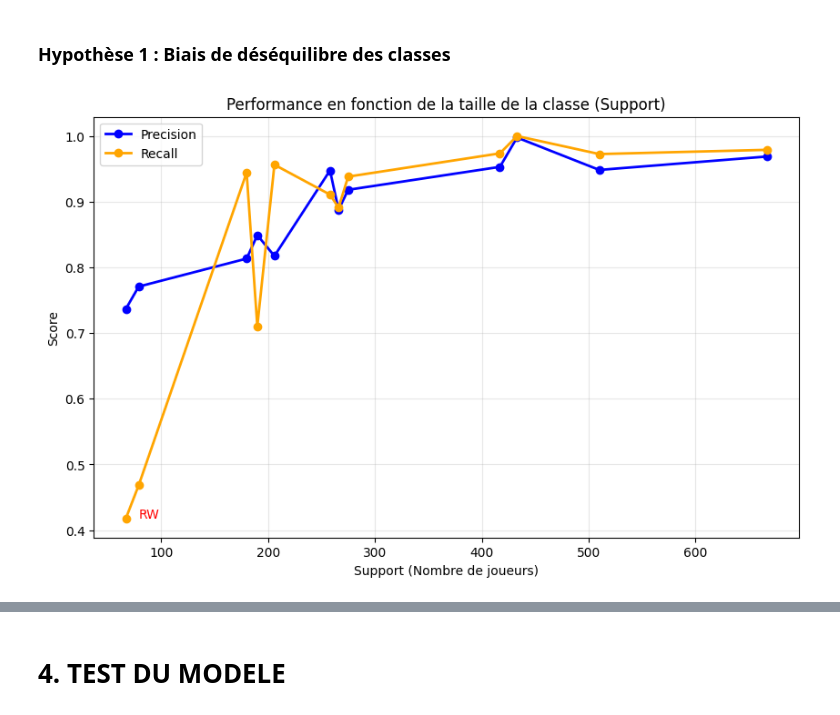
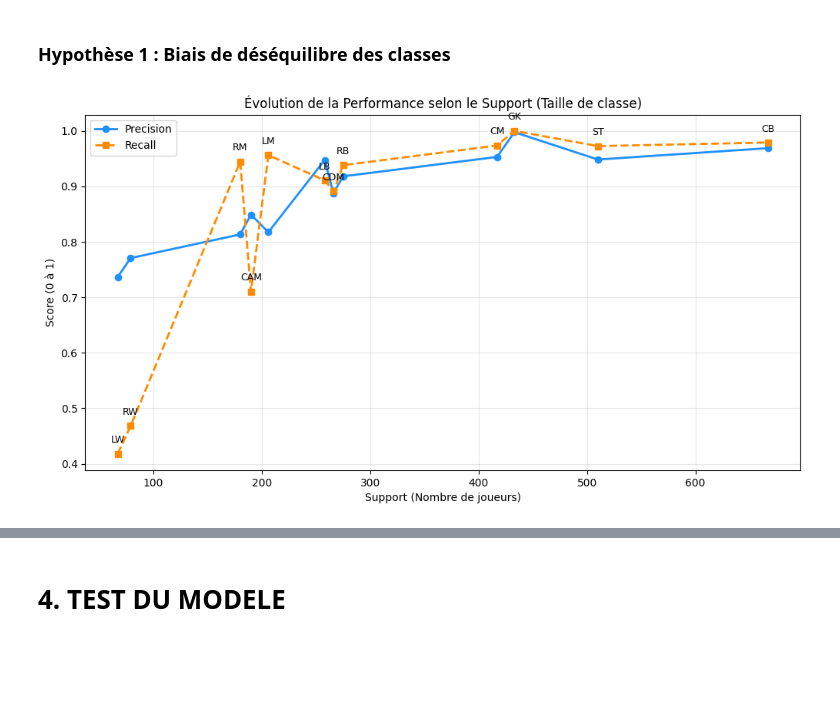
Before and after one commit to Hous20/ML_Fifa_Exploration, a Jupyter notebook: FIFA.ipynb, the cells around one changed output, grey strips where cells are left out. Cells and saved outputs as stored; diff of their text form; code cells hidden in the pictures; blank space fills up the shorter version.

```diff
--- a/FIFA.ipynb
+++ b/FIFA.ipynb
@@ -667,30 +667,37 @@ weighted avg       0.92    0.93      0.92  3548.00
 # %% [markdown]
 ### Hypothèse 1 : Biais de déséquilibre des classes
 # %%
-# On trie le DataFrame par 'support' pour avoir une ligne continue logique
+import pandas as pd
+import matplotlib.pyplot as plt
+from sklearn.metrics import classification_report
+
+
+report_dict = classification_report(y_test, y_pred, output_dict=True)
+df_metrics = pd.DataFrame(report_dict).transpose()
+
+
+df_metrics = df_metrics.iloc[:-3]
 df_sorted = df_metrics.sort_values(by='support')
 
-plt.figure(figsize=(10, 6))
 
+plt.figure(figsize=(12, 6))
 # Courbe Precision
 plt.plot(df_sorted['support'], df_sorted['precision'],
-         marker='o', linestyle='-', color='blue', label='Precision', linewidth=2)
+         marker='o', linestyle='-', color='dodgerblue', label='Precision', linewidth=2)
 
 # Courbe Recall
 plt.plot(df_sorted['support'], df_sorted['recall'],
-         marker='o', linestyle='-', color='orange', label='Recall', linewidth=2)
+         marker='s', linestyle='--', color='darkorange', label='Recall', linewidth=2)
 
-plt.title('Performance en fonction de la taille de la classe (Support)')
+plt.title('Évolution de la Performance selon le Support (Taille de classe)')
 plt.xlabel('Support (Nombre de joueurs)')
-plt.ylabel('Score')
+plt.ylabel('Score (0 à 1)')
 plt.legend()
 plt.grid(True, alpha=0.3)
 
-# Optionnel : Annoter les classes les plus faibles (les "creux" de la vague)
 for idx, row in df_sorted.iterrows():
-    if row['recall'] < 0.6: # On note seulement les recall très bas
-        plt.annotate(idx, (row['support'], row['recall']-0.05), color='red')
+    plt.text(row['support'], row['recall'] + 0.02, idx, fontsize=9, ha='center')
 
 plt.show()
 # %% [output]
-[figure, old version]
+[figure, new version]
```
Also changed, not shown: parts of 24 cells of this notebook.
